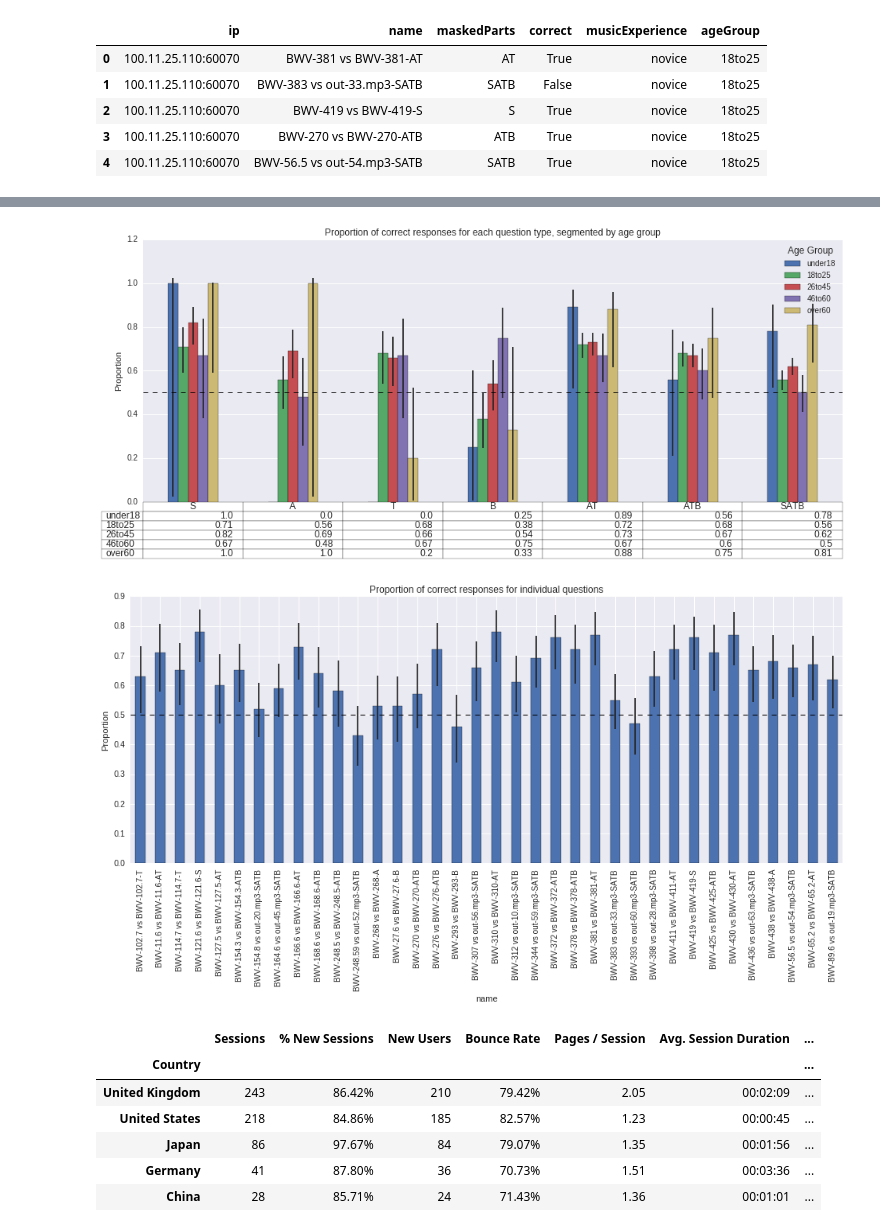
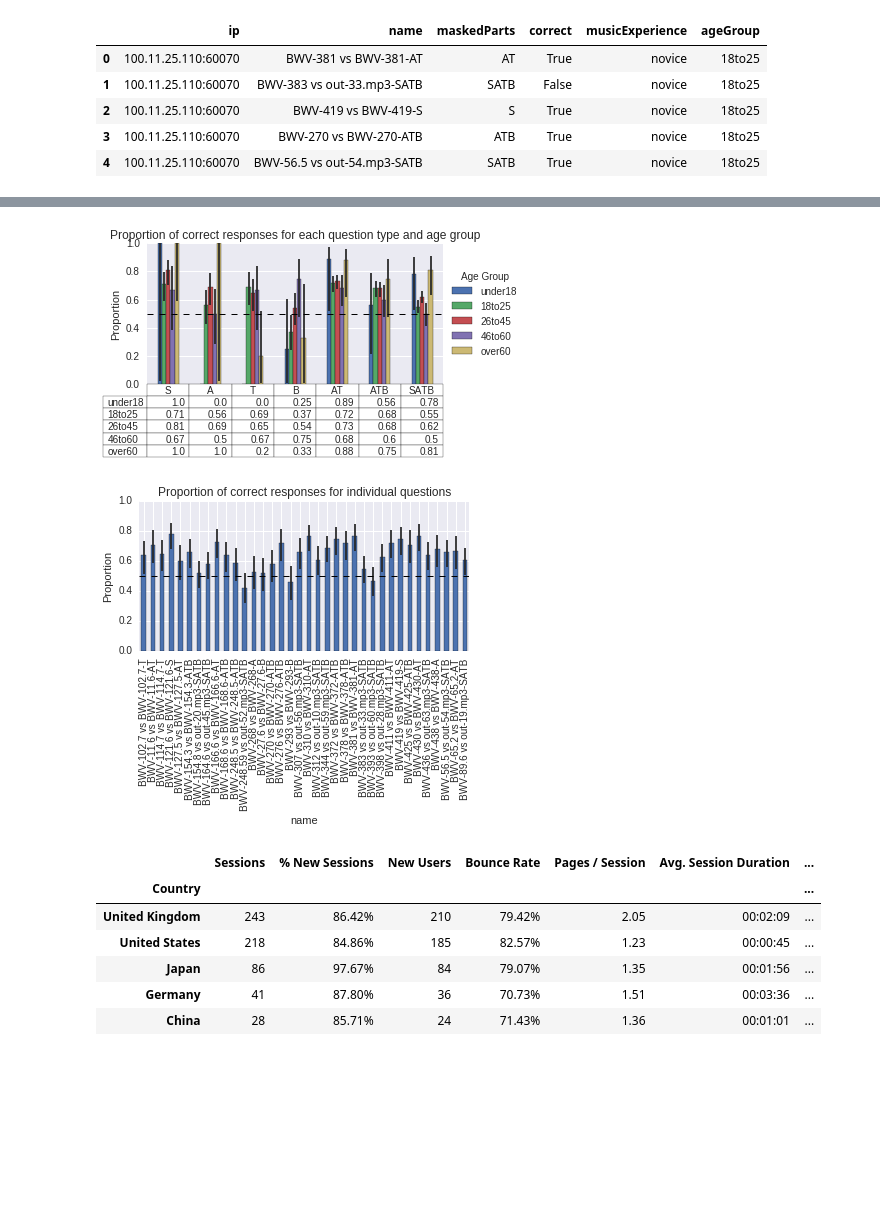
Before and after one commit to feynmanliang/mlsalt-thesis, a Jupyter notebook: notebooks/BachBot Responses.ipynb, the cells around one changed output, grey strips where cells are left out. Saved outputs shown, nothing was run; the diff lists cells and outputs as text; code cells hidden in the pictures; blank space fills up the shorter version.

```diff
--- a/notebooks/BachBot Responses.ipynb
+++ b/notebooks/BachBot Responses.ipynb
@@ -193,29 +216,39 @@ fig.savefig('responses-mask-musicExperience.png')
 # %%
 fig, ax = plt.subplots(1, 1)
-fig.set_size_inches(16,6)
+fig.set_size_inches(5.3956653543,2.5)
 ax.get_xaxis().set_visible(False)   # Hide Ticks
 
 props = df\
 .groupby(["maskedParts", "ageGroup"])\
 .apply(lambda gp: pd.Series(exact_CI(gp['correct'].sum(), gp['correct'].count(), alpha=0.95)))\
 .unstack(1)\
 .loc[ORDERS['maskedParts']]
 
 props.plot.bar(
     y='Proportion',
     ax=ax, table=True,
     yerr=make_error_bars2(props))
 ax.axhline(y=0.5, linewidth=1, color='k', ls='--')
-ax.set_title('Proportion of correct responses for each question type, segmented by age group')
+ax.set_title('Proportion of correct responses for each question type and age group')
 ax.set_ylabel('Proportion')
-ax.legend(title="Age Group", loc='best')
+ax.set_ylim([0, 1])
+
+# Shrink current axis by 20%
+box = ax.get_position()
+ax.set_position([box.x0, box.y0, box.width * 0.8, box.height])
+
+# Add legend to left
+ax.legend(title="Age Group", loc='center left', bbox_to_anchor=(1, 0.5))
+
+fig.tight_layout()
 fig.show()
-fig.savefig('responses-mask-agegroup.png')
+fig.savefig('responses-mask-agegroup.png', bbox_inches='tight', dpi=300)
 # %% [output]
-[figure, old version]
+[figure, new version]
 # %%
 fig, ax = plt.subplots(1, 1)
-fig.set_size_inches(16,6)
+fig.set_size_inches(5.3956653543,5)
+
 
 props = df\
 .groupby("name")\
@@ -228,11 +261,18 @@ props.plot.bar(
 ax.axhline(y=0.5, linewidth=1, color='k', ls='--')
 ax.set_title('Proportion of correct responses for individual questions')
 ax.set_ylabel('Proportion')
+ax.set_ylim([0, 1])
 ax.legend().remove()
+
+# Shrink current axis by 20%
+box = ax.get_position()
+ax.set_position([box.x0, box.y0, box.width * 0.8, box.height])
+
+fig.tight_layout()
 fig.show()
-fig.savefig('responses-name.png')
+fig.savefig('responses-name.png', bbox_inches='tight', dpi=300)
 # %% [output]
-[figure, old version]
+[figure, new version]
 # %%
 df = pd.read_csv(
     '/home/fl350/data/Analytics All Web Site Data Location 20160707-20160806.csv',
```
Also changed, not shown: parts of 7 cells of this notebook, 12 other files.
